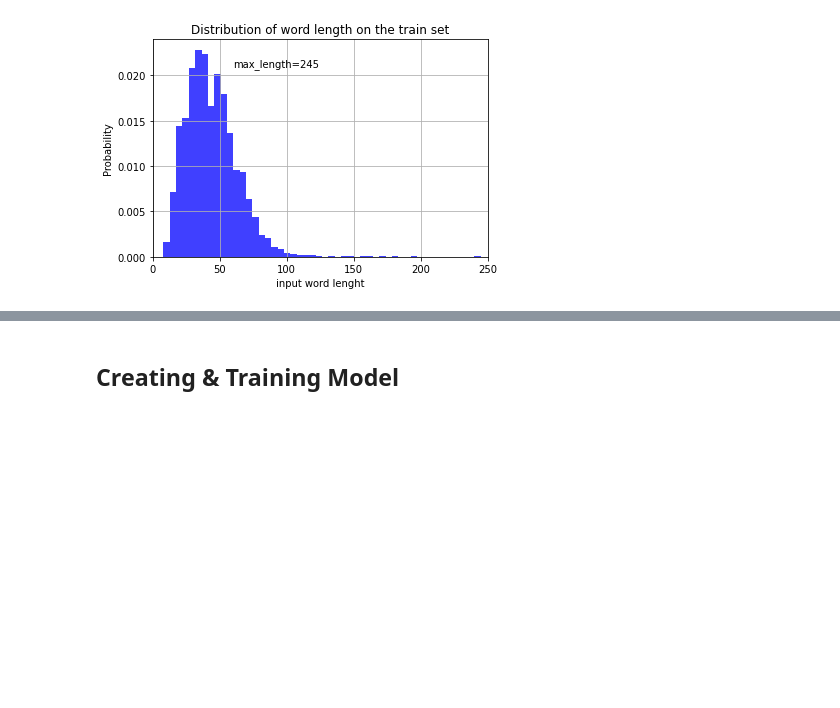
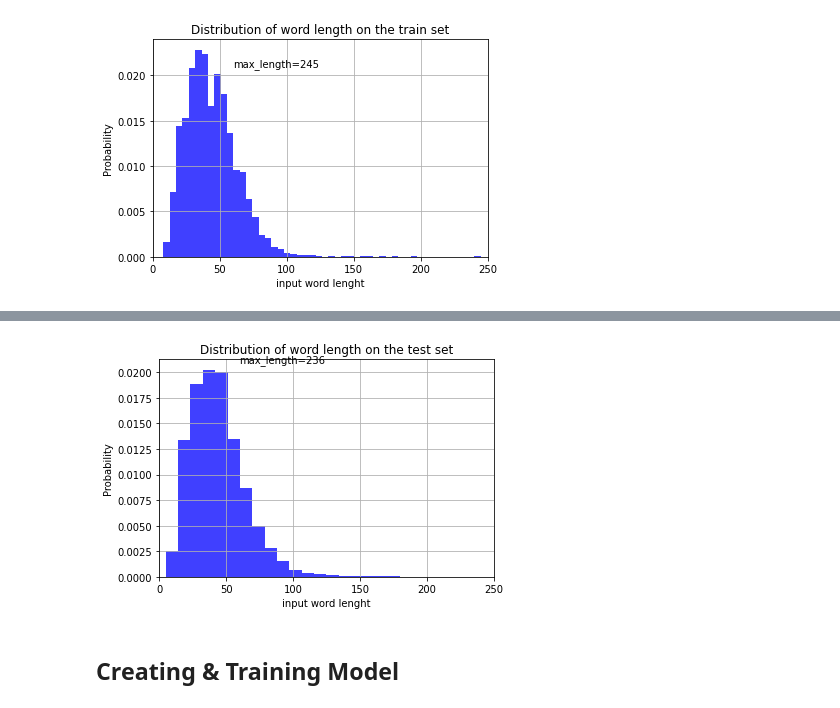
Before and after one commit to fedecabre/P8_Contradictory-My-Dear-Watson-kaggle-competition, a Jupyter notebook: contradictory-my-dear-watson-by-federico-cabrera-roberta.ipynb, the cells around one changed output, grey strips where cells are left out. Cells and saved outputs as stored; diff of their text form; code cells hidden in the pictures; blank space fills up the shorter version.

```diff
--- a/contradictory-my-dear-watson-by-federico-cabrera-roberta.ipynb
+++ b/contradictory-my-dear-watson-by-federico-cabrera-roberta.ipynb
@@ -103,0 +168,6 @@ Let's look at the size of the dataset and the distribution of languages in the t
+# %%
+mnli = mnli[['premise', 'hypothesis', 'lang_abv', 'label']]
+mnli.insert(0, 'language', 'English')
+mnli = mnli[['premise', 'hypothesis', 'lang_abv', 'language', 'label']]
+mnli.insert(0, 'id', 'xxx')
+mnli
@@ -103,0 +188,3 @@ Let's look at the size of the dataset and the distribution of languages in the t
+# %%
+total_train = pd.concat([total_train, mnli], axis = 0)
+total_train
@@ -200,7 +318,12 @@ def bert_encode(hypotheses, premises, tokenizer): # FC: for RoBERTa we remove th
 
   input_word_ids = tf.concat([cls, sentence1, sentence2], axis=-1) # FC: put everything together. every row still has a different length.
 
+  #input_word_ids2 = tf.concat([cls, sentence2, sentence1], axis=-1)
+
+  #input_word_ids = tf.concat([input_word_ids1, input_word_ids2], axis=0) # we duplicate the dataset inverting sentence 1 and 2
+
   input_mask = tf.ones_like(input_word_ids).to_tensor() # FC: first, a tensor with just ones in it is constructed in the same size as input_word_ids. Then, by applying to_tensor the ends of each row are padded with zeros to give every row the same length
+
   # type is not need for the RoBERTa model it will not be include in the output of this function
   type_cls = tf.zeros_like(cls) # FC: creates a tensor same shape as cls with only zeros in it
 
@@ -214,8 +337,8 @@ def bert_encode(hypotheses, premises, tokenizer): # FC: for RoBERTa we remove th
   inputs = {
       'input_word_ids': input_word_ids.to_tensor(), # FC: input_word_ids hasn't been padded yet - do it here now
       'input_mask': input_mask
-      ,
-      #'input_type_ids': input_type_ids
+
+      #,'input_type_ids': input_type_ids
   }
 
   return inputs
@@ -240,3 +363,5 @@ train_input
         [1, 1, 1, ..., 0, 0, 0],
         [1, 1, 1, ..., 0, 0, 0],
         [1, 1, 1, ..., 0, 0, 0]], dtype=int32)>}
+# %%
+total_train_input = bert_encode(total_train.premise.values, total_train.hypothesis.values, tokenizer)
@@ -297,3 +430,27 @@ NameError: name 'test_input' is not defined
+# %%
+import numpy as np
+import matplotlib.pyplot as plt
+
+# Fixing random state for reproducibility
+np.random.seed(19680801)
+
+
+x = np.count_nonzero(total_train_input['input_word_ids'], axis=1)
+
+# the histogram of the data
+n, bins, patches = plt.hist(x, 50, density=True, facecolor='b', alpha=0.75)
+
+
+plt.xlabel('input word lenght')
+plt.ylabel('Probability')
+plt.title('Distribution of word length on the test set')
+plt.text(60, .021, r'max_length=236')
+plt.xlim(0, 250)
+#plt.ylim(0, 0.03)
+plt.grid(True)
+plt.show()
+# %% [output]
+[figure, added]
 # %% [markdown]
 ## Creating & Training Model
 # %% [markdown]
```
Also changed, not shown: parts of 24 cells of this notebook.
